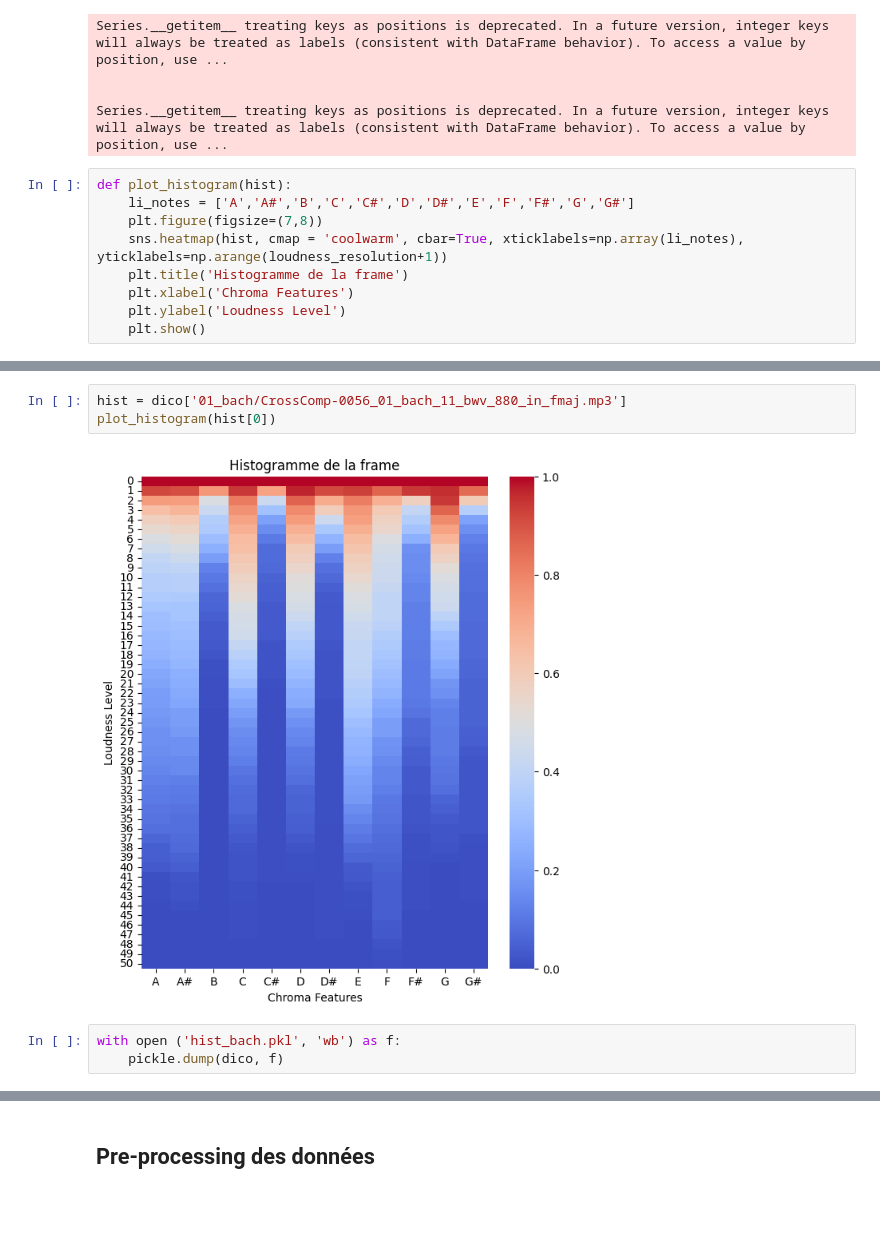
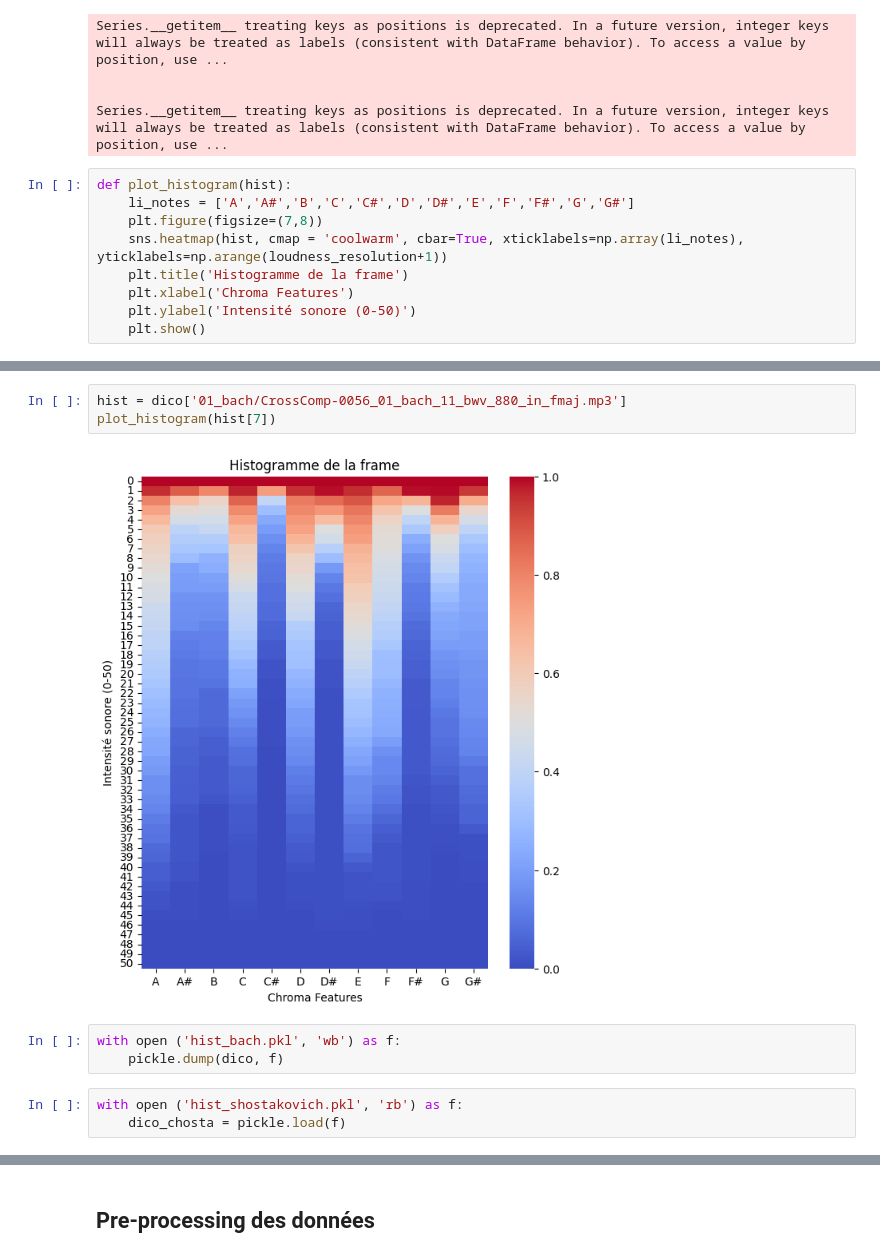
Before and after one commit to AugustinBouquillard/ClassicalGraph, a Jupyter notebook: clustering_audio_v2.ipynb, the cells around one changed output, grey strips where cells are left out. Saved outputs shown, nothing was run; the diff lists cells and outputs as text; blank space fills up the shorter version.

```diff
--- a/clustering_audio_v2.ipynb
+++ b/clustering_audio_v2.ipynb
@@ -148,5 +148,5 @@ def plot_histogram(hist):
     sns.heatmap(hist, cmap = 'coolwarm', cbar=True, xticklabels=np.array(li_notes), yticklabels=np.arange(loudness_resolution+1))
     plt.title('Histogramme de la frame')
     plt.xlabel('Chroma Features')
-    plt.ylabel('Loudness Level')
+    plt.ylabel('Intensité sonore (0-50)')
     plt.show()
@@ -153,8 +174,11 @@ def plot_histogram(hist):
 # %%
 hist = dico['01_bach/CrossComp-0056_01_bach_11_bwv_880_in_fmaj.mp3']
-plot_histogram(hist[0])
+plot_histogram(hist[7])
 # %% [output]
-[figure, old version]
+[figure, new version]
 # %%
 with open ('hist_bach.pkl', 'wb') as f:
     pickle.dump(dico, f)
+# %%
+with open ('hist_shostakovich.pkl', 'rb') as f:
+    dico_chosta = pickle.load(f)
```
Also changed, not shown: parts of 9 cells of this notebook, 2 other files.
